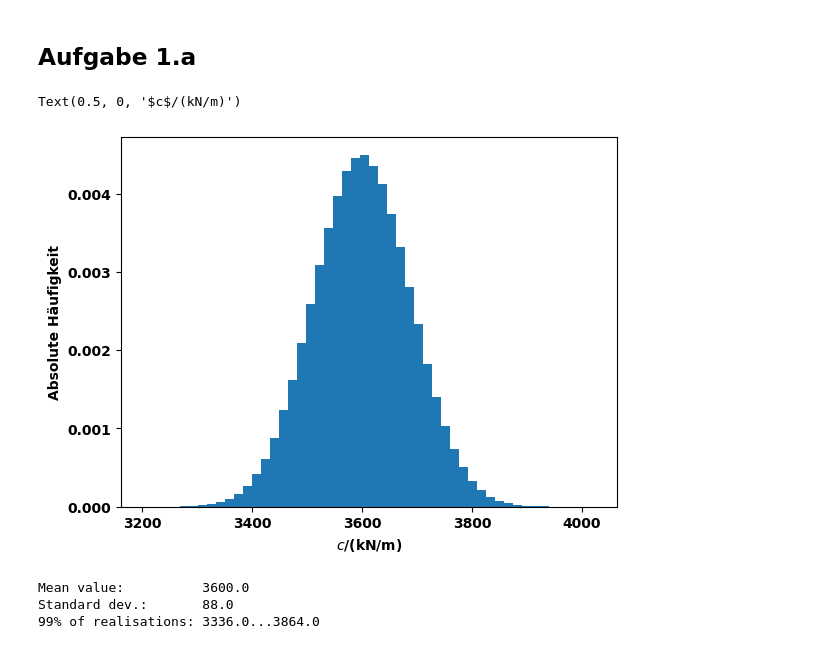
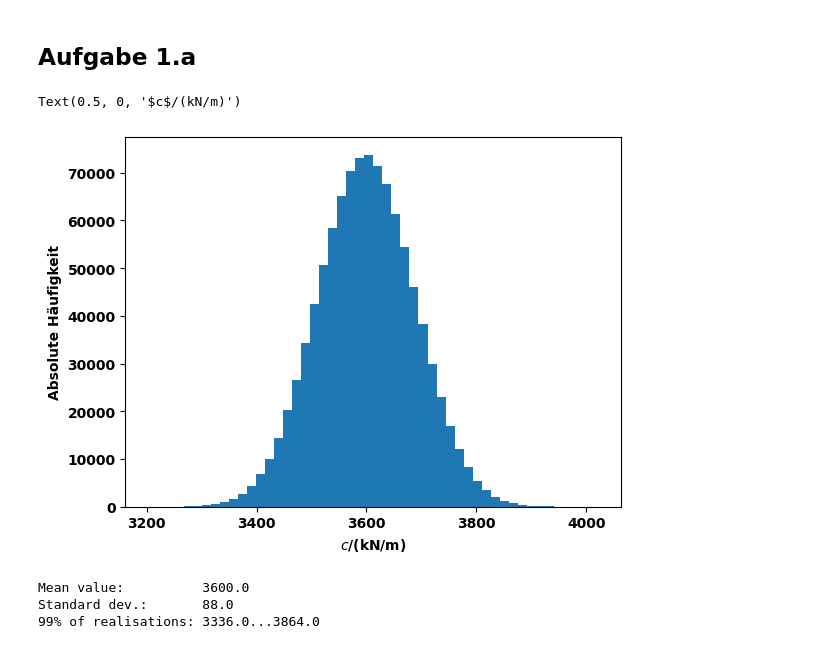
Before and after one commit to FHAC-MdQM/monte-carlo-simulation-LeoSchnuch, a Jupyter notebook: MonteCarlo.ipynb, the cells around one changed output. Saved outputs shown, nothing was run; the diff lists cells and outputs as text; code cells hidden in the pictures.

```diff
--- a/MonteCarlo.ipynb
+++ b/MonteCarlo.ipynb
@@ -65,12 +65,12 @@ c = np.sum (c1, axis = 1)+np.sum (c2, axis = 1)+np.sum (c3, axis = 1)
 #print(c)
 # %%
 nbins = 50
-plt.hist(c, density = True, bins = nbins)
+plt.hist(c, density = False, bins = nbins)
 plt.ylabel('Absolute Häufigkeit')
 plt.xlabel('$c$/(kN/m)')
 # %% [output]
 Text(0.5, 0, '$c$/(kN/m)')
-[figure, old version]
+[figure, new version]
 # %%
 print('Mean value:          ' + str(np.round(np.mean(c))))
 print('Standard dev.:       ' + str(np.round(np.std(c))))
```
Also changed, not shown: parts of 4 cells of this notebook.
